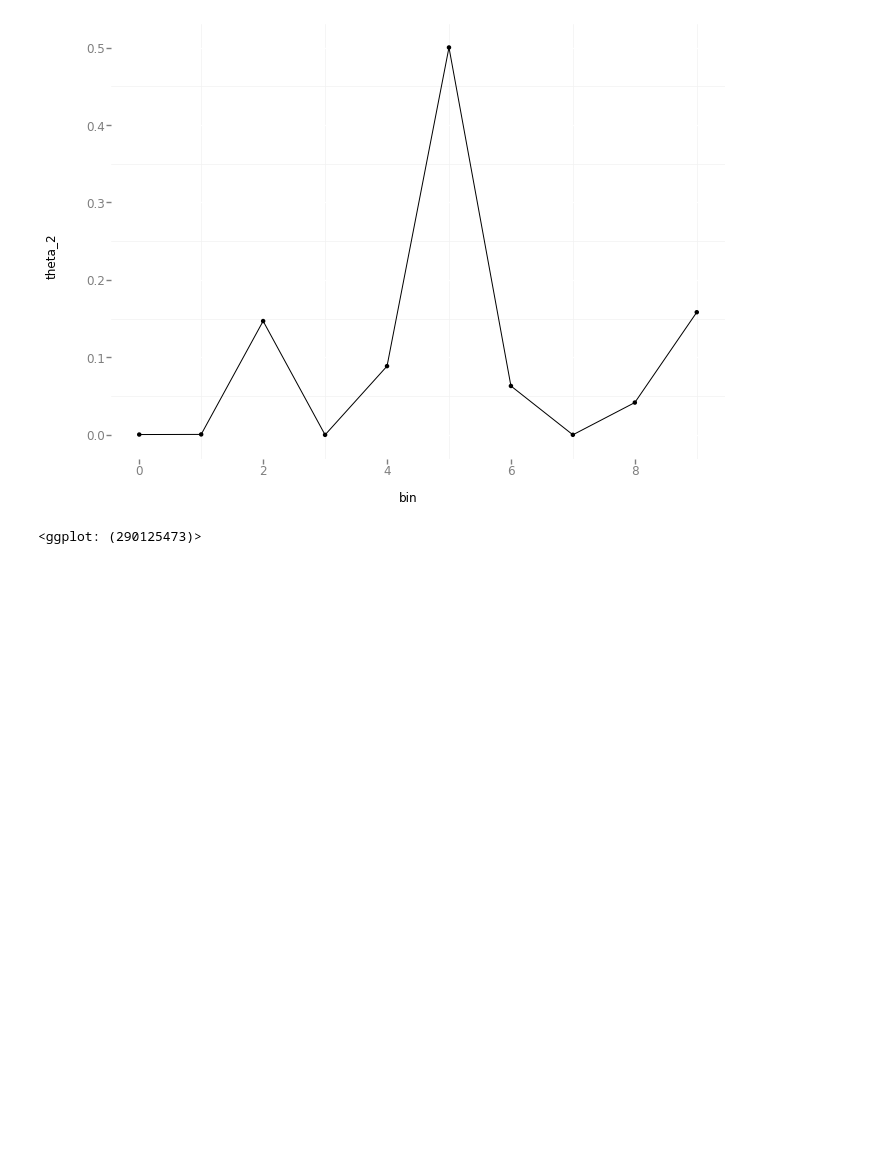
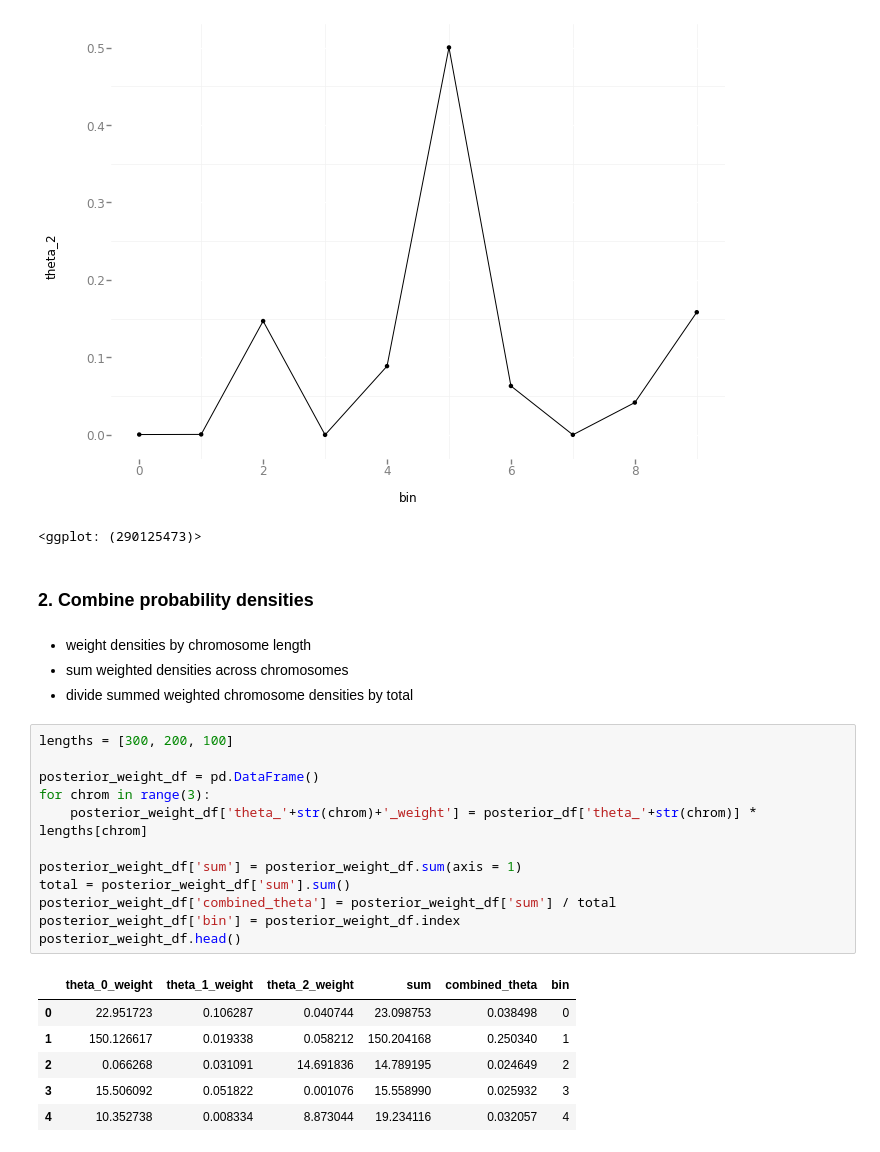
Before and after one commit to agladstein/random_plotting, a Jupyter notebook: combine_probabilites.ipynb, the cells around one changed output. Saved outputs shown, nothing was run; the diff lists cells and outputs as text; blank space fills up the shorter version.

```diff
--- a/combine_probabilites.ipynb
+++ b/combine_probabilites.ipynb
@@ -102,3 +102,28 @@ for chrom in range(3):
 <ggplot: (290528453)>
 [figure]
 <ggplot: (290125473)>
+# %% [markdown]
+### 2. Combine probability densities
+# %% [markdown]
+- weight densities by chromosome length
+- sum weighted densities across chromosomes
+- divide summed weighted chromosome densities by total
+# %%
+lengths = [300, 200, 100]
+
+posterior_weight_df = pd.DataFrame()
+for chrom in range(3):
+    posterior_weight_df['theta_'+str(chrom)+'_weight'] = posterior_df['theta_'+str(chrom)] * lengths[chrom]
+
+posterior_weight_df['sum'] = posterior_weight_df.sum(axis = 1)
+total = posterior_weight_df['sum'].sum()
+posterior_weight_df['combined_theta'] = posterior_weight_df['sum'] / total
+posterior_weight_df['bin'] = posterior_weight_df.index
+posterior_weight_df.head()
+# %% [output]
+|  | theta_0_weight | theta_1_weight | theta_2_weight | sum | combined_theta | bin |
+| 0 | 22.951723 | 0.106287 | 0.040744 | 23.098753 | 0.038498 | 0 |
+| 1 | 150.126617 | 0.019338 | 0.058212 | 150.204168 | 0.250340 | 1 |
+| 2 | 0.066268 | 0.031091 | 14.691836 | 14.789195 | 0.024649 | 2 |
+| 3 | 15.506092 | 0.051822 | 0.001076 | 15.558990 | 0.025932 | 3 |
+| 4 | 10.352738 | 0.008334 | 8.873044 | 19.234116 | 0.032057 | 4 |
```
Also changed, not shown: parts of 1 cell of this notebook.
